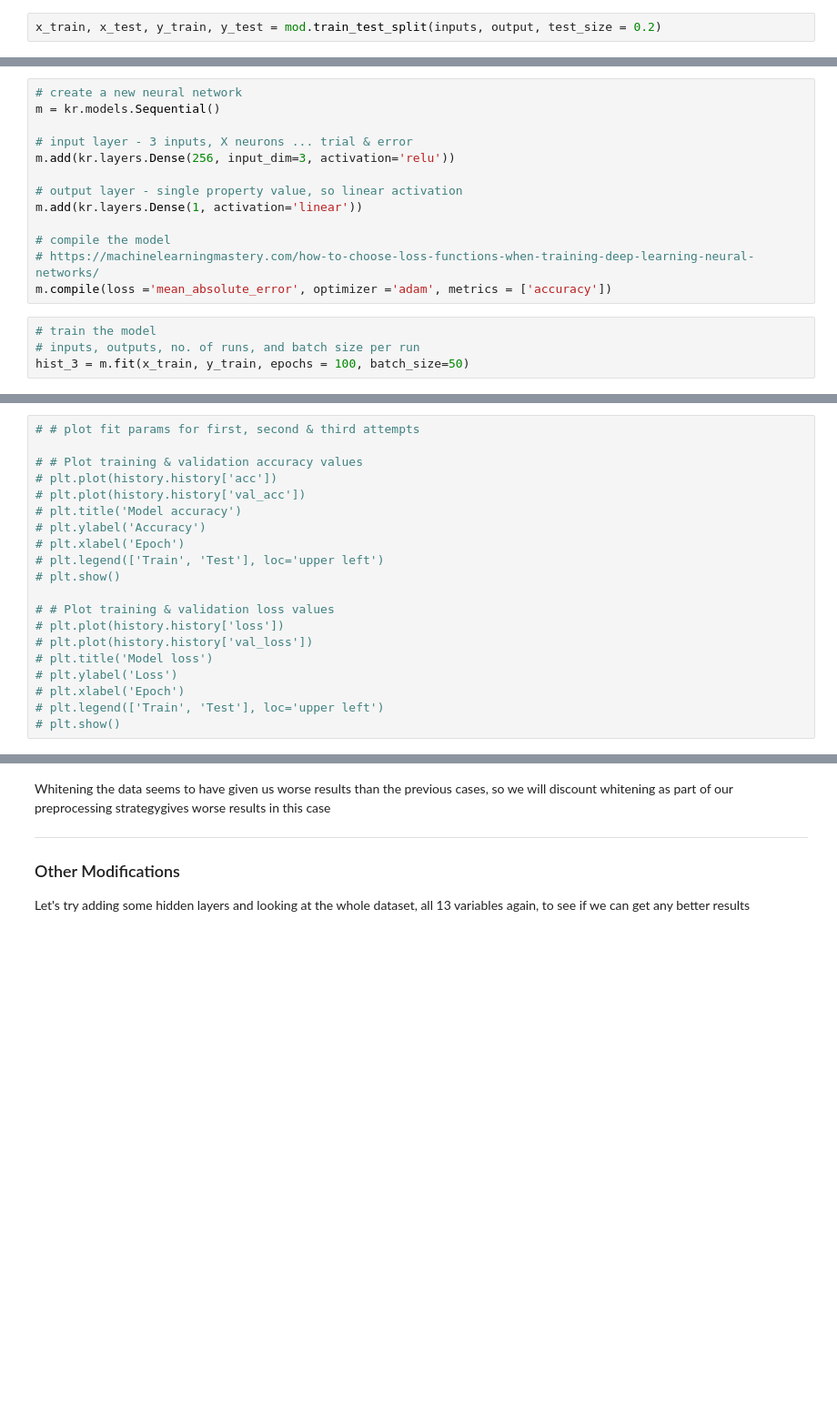
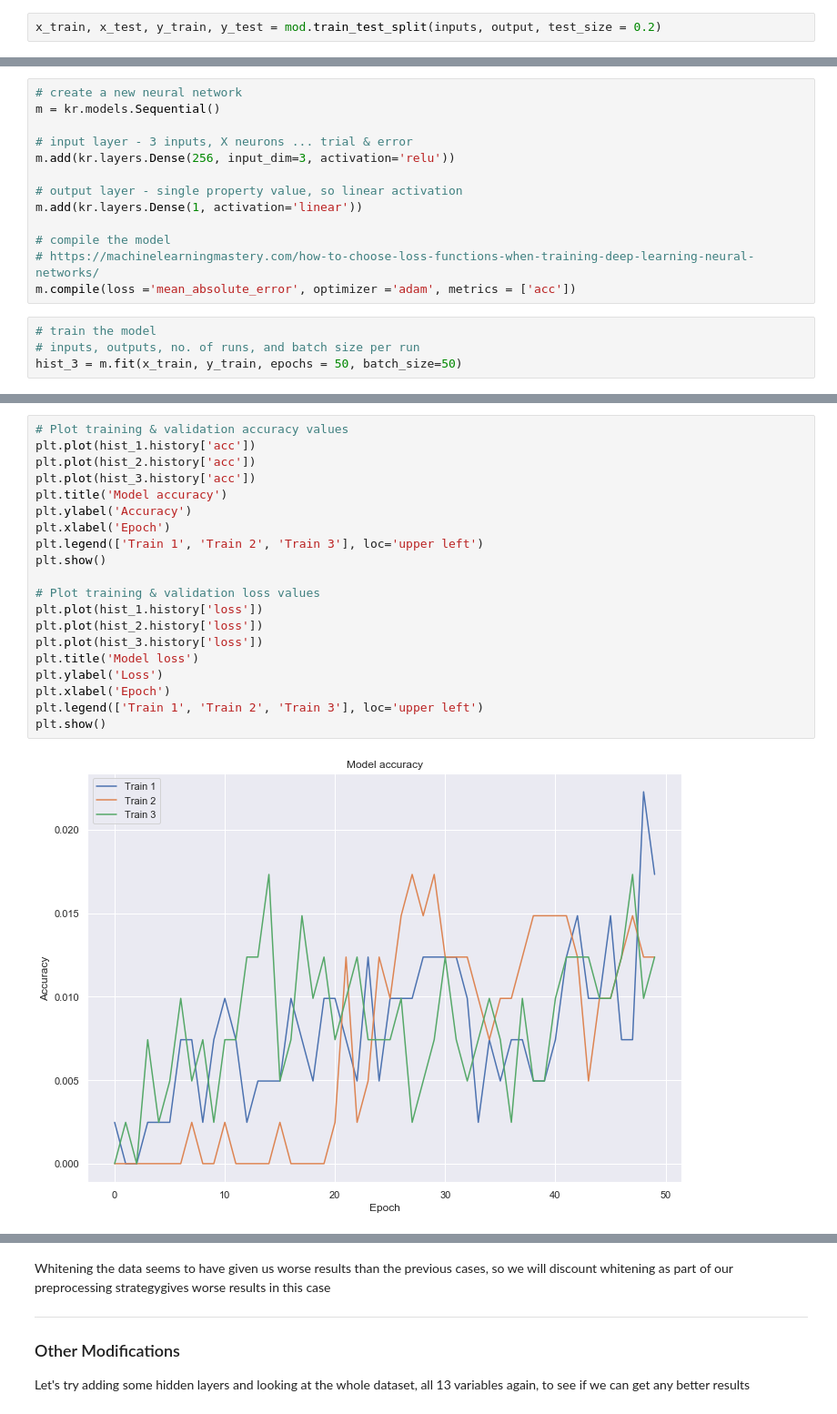
Before and after one commit to rhiggins2308/ML_Stats_Assessment2019, a Jupyter notebook: A Statistical Analysis of the Boston House Prices Dataset.ipynb, the cells around one changed output, grey strips where cells are left out. Shown at 91% size. Drawn from its saved outputs; the diff is of its cells as text; blank space fills up the shorter version.

```diff
--- a/A Statistical Analysis of the Boston House Prices Dataset.ipynb
+++ b/A Statistical Analysis of the Boston House Prices Dataset.ipynb
@@ -624,9 +614,9 @@ m.add(kr.layers.Dense(1, activation='linear'))
 
 # compile the model
 # https://machinelearningmastery.com/how-to-choose-loss-functions-when-training-deep-learning-neural-networks/
-m.compile(loss ='mean_absolute_error', optimizer ='adam', metrics = ['accuracy'])
+m.compile(loss ='mean_absolute_error', optimizer ='adam', metrics = ['acc'])
 # %%
 # train the model
 # inputs, outputs, no. of runs, and batch size per run
-hist_3 = m.fit(x_train, y_train, epochs = 100, batch_size=50)
+hist_3 = m.fit(x_train, y_train, epochs = 50, batch_size=50)
 # %% [output]
@@ -651,20 +640,22 @@ Epoch 100/100
 # %%
-# # plot fit params for first, second & third attempts
+# Plot training & validation accuracy values
+plt.plot(hist_1.history['acc'])
+plt.plot(hist_2.history['acc'])
+plt.plot(hist_3.history['acc'])
+plt.title('Model accuracy')
+plt.ylabel('Accuracy')
+plt.xlabel('Epoch')
+plt.legend(['Train 1', 'Train 2', 'Train 3'], loc='upper left')
+plt.show()
 
-# # Plot training & validation accuracy values
-# plt.plot(history.history['acc'])
-# plt.plot(history.history['val_acc'])
-# plt.title('Model accuracy')
-# plt.ylabel('Accuracy')
-# plt.xlabel('Epoch')
-# plt.legend(['Train', 'Test'], loc='upper left')
-# plt.show()
-
-# # Plot training & validation loss values
-# plt.plot(history.history['loss'])
-# plt.plot(history.history['val_loss'])
-# plt.title('Model loss')
-# plt.ylabel('Loss')
-# plt.xlabel('Epoch')
-# plt.legend(['Train', 'Test'], loc='upper left')
-# plt.show()
+# Plot training & validation loss values
+plt.plot(hist_1.history['loss'])
+plt.plot(hist_2.history['loss'])
+plt.plot(hist_3.history['loss'])
+plt.title('Model loss')
+plt.ylabel('Loss')
+plt.xlabel('Epoch')
+plt.legend(['Train 1', 'Train 2', 'Train 3'], loc='upper left')
+plt.show()
+# %% [output]
+[figure, added]
```
Also changed, not shown: parts of 29 cells of this notebook.
